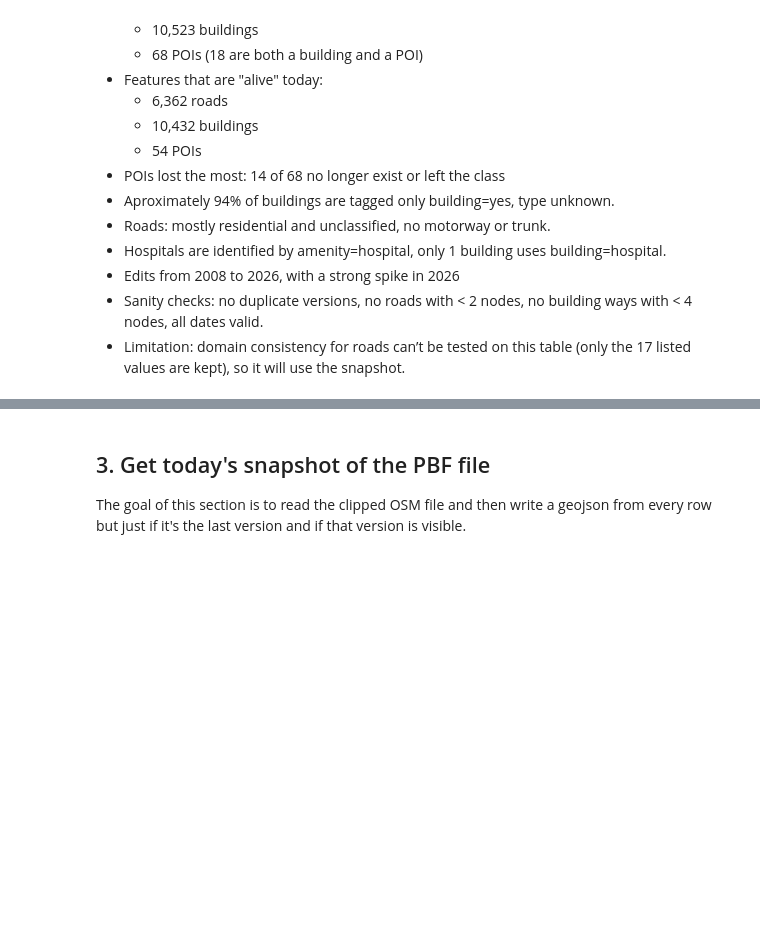
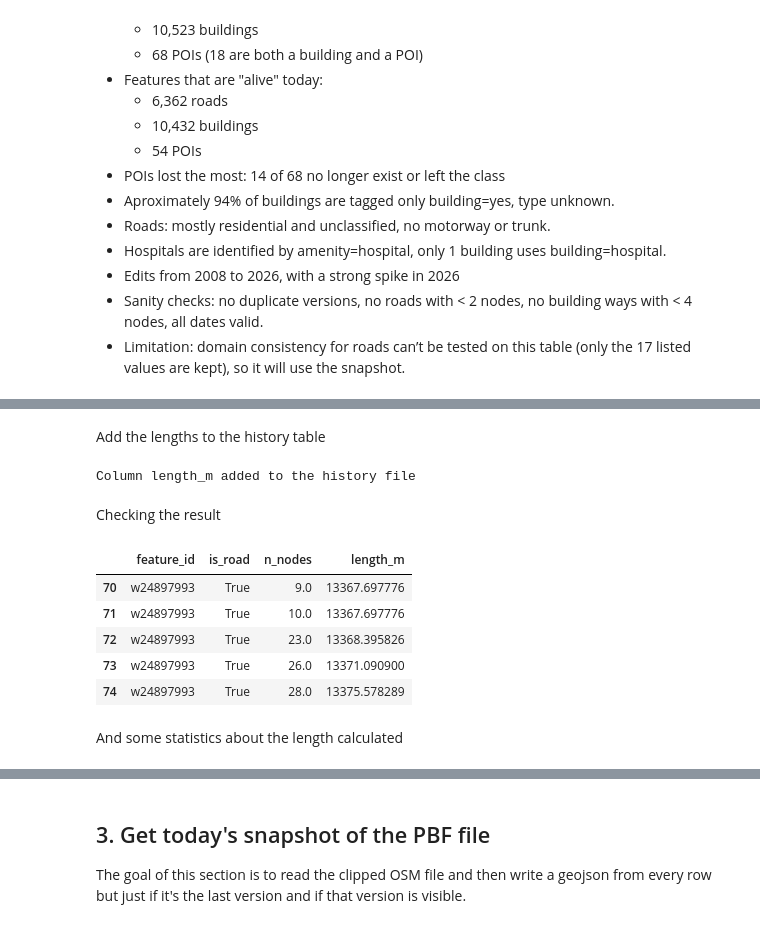
Before and after one commit to juanituser/dqa, a Jupyter notebook: 00_settings.ipynb, the cells around one changed output, grey strips where cells are left out. Saved outputs shown, nothing was run; the diff lists cells and outputs as text; code cells hidden in the pictures; blank space fills up the shorter version.

Commit message:
feat: calculated length of the roads and add it to the history table

```diff
--- a/00_settings.ipynb
+++ b/00_settings.ipynb
@@ -702,0 +724,3 @@ Dates from 2008-06-15 18:49:48+00:00 to 2026-09-19 13:57:24+00:00
+# %%
+for key, value in list(node_versions.items())[:5]:
+    print(key, value)
@@ -702,0 +740,19 @@ Dates from 2008-06-15 18:49:48+00:00 to 2026-09-19 13:57:24+00:00
+# %%
+def position_at(node_versions, node_id, date):
+    if node_id not in node_versions:
+        return None
+
+    versions = node_versions[node_id]
+    position = None
+    for timestamp, lon, lat in versions:
+        if timestamp <= date:
+            position = (lon, lat)      # still valid at that date
+        else:
+            break
+
+    # if the road is older than its nodes, use the first position
+    if position is None:
+        first_timestamp, first_lon, first_lat = versions[0]
+        position = (first_lon, first_lat)
+
+    return position
@@ -702,0 +814,30 @@ Dates from 2008-06-15 18:49:48+00:00 to 2026-09-19 13:57:24+00:00
+# %% [markdown]
+Add the lengths to the history table
+# %%
+length_column = []
+for index, row in history.iterrows():
+    key = (row["feature_id"], row["version"])
+    if key in road_lengths:
+        length_column.append(road_lengths[key])
+    else:
+        length_column.append(None)                 # buildings, POIs, deleted versions
+
+history["length_m"] = length_column
+history.to_parquet(HISTORY_PATH, index=False)
+print("Column length_m added to the history file")
+# %% [output]
+Column length_m added to the history file
+# %% [markdown]
+Checking the result
+# %%
+# history[history["feature_id"].str.startswith("w")].head(5)
+history.loc[history["feature_id"].str.startswith("w"), ["feature_id", "is_road", "n_nodes", "length_m"]].head(5)
+# %% [output]
+|  | feature_id | is_road | n_nodes | length_m |
+| 70 | w24897993 | True | 9.0 | 13367.697776 |
+| 71 | w24897993 | True | 10.0 | 13367.697776 |
+| 72 | w24897993 | True | 23.0 | 13368.395826 |
+| 73 | w24897993 | True | 26.0 | 13371.090900 |
+| 74 | w24897993 | True | 28.0 | 13375.578289 |
+# %% [markdown]
+And some statistics about the length calculated
```
Also changed, not shown: parts of 14 cells of this notebook.
